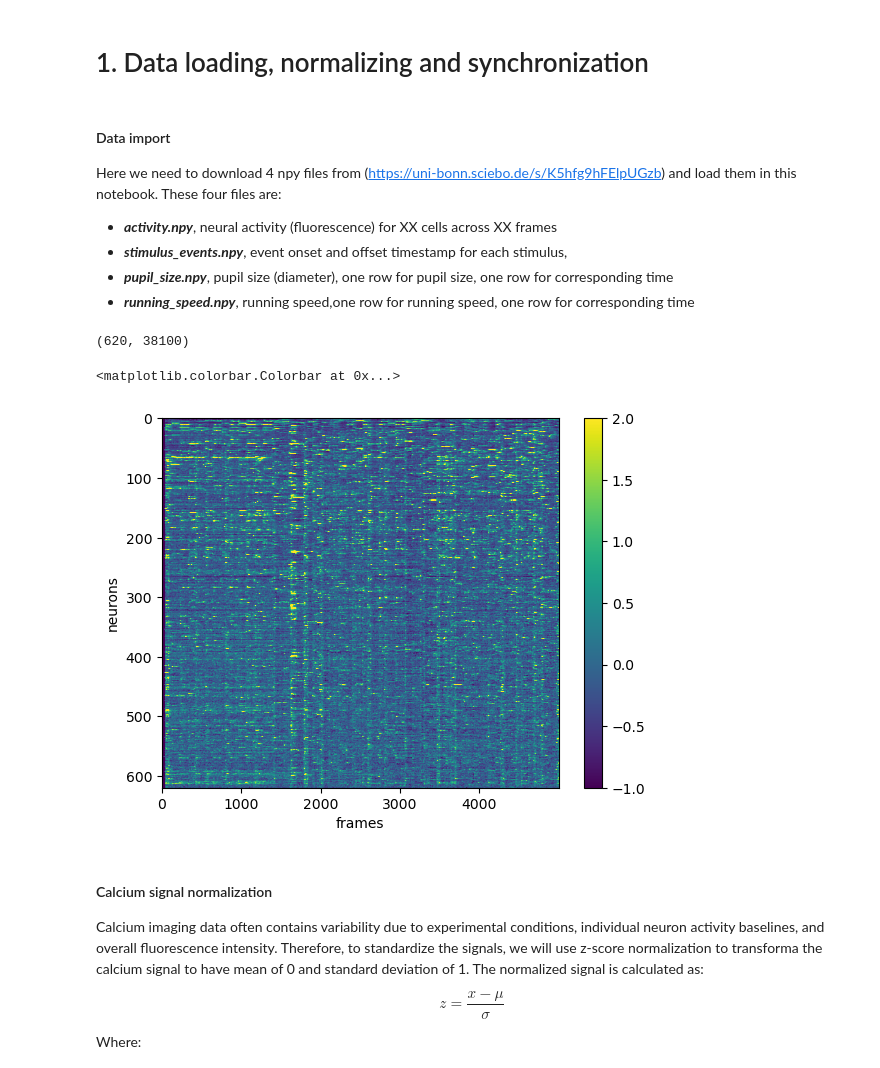
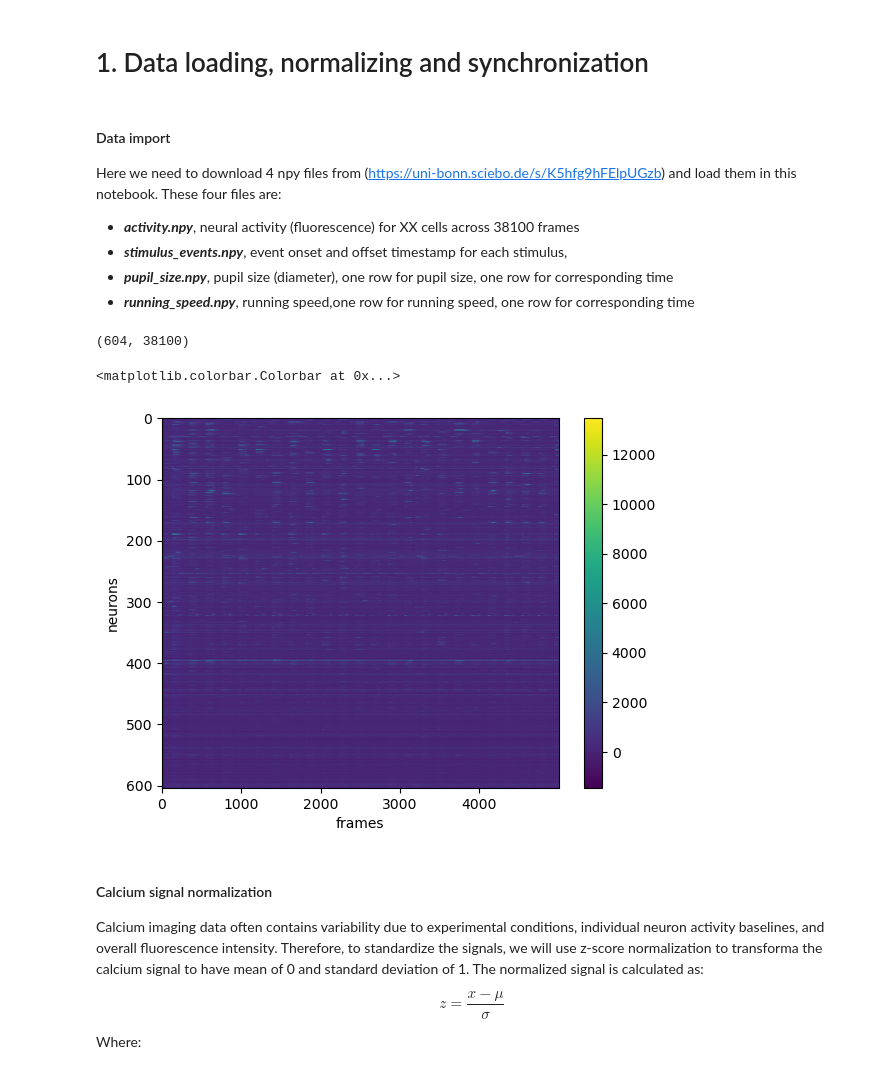
Before and after one commit to troselab/PM2-visual-physiology, a Jupyter notebook: 20241202_grating_tuning_v1.ipynb, the cells around one changed output. Saved outputs shown, nothing was run; the diff lists cells and outputs as text; code cells hidden in the pictures.

Commit message:
run on gcamp6 data, minor correction

```diff
--- a/20241202_grating_tuning_v1.ipynb
+++ b/20241202_grating_tuning_v1.ipynb
@@ -12,12 +12,13 @@ import matplotlib.pyplot as plt
 # %% [markdown]
 #### Data import
 Here we need to download 4 npy files from (https://uni-bonn.sciebo.de/s/K5hfg9hFElpUGzb) and load them in this notebook. These four files are:
-* ***activity.npy***, neural activity (fluorescence) for XX cells across XX frames
+* ***activity.npy***, neural activity (fluorescence) for XX cells across 38100 frames
 * ***stimulus_events.npy***, event onset and offset timestamp for each stimulus,
 * ***pupil_size.npy***, pupil size (diameter), one row for pupil size, one row for corresponding time
 * ***running_speed.npy***, running speed,one row for running speed, one row for corresponding time
 # %%
-rootpath = '/Users/tobiasr/Documents/# Analysis/Student Visit/' # point to the folder where the data is stored and extracted
+#rootpath = '/Users/tobiasr/Documents/# Analysis/Student Visit/' # point to the folder where the data is stored and extracted
+rootpath = '/home/shanm/adamacs/notebooks/shan/master course teaching/gcamp6s/'
 # %%
 ### to load neural activity as numpy array
 
@@ -25,20 +26,19 @@ file_path = rootpath + 'activity.npy' # path to the file
 neural_data = np.load(file_path,  allow_pickle=True)
 np.shape(neural_data)
 # %% [output]
-(620, 38100)
+(604, 38100)
 # %%
 # first some frames of neural activity - play around with start and stop and scale of the colorbar
 start = 0
 stop = 5000
-
-plt.imshow(neural_data[:,start:stop], aspect='auto', vmin=-1, vmax=2) # change the range of the colorbar to see the activity better
+plt.imshow(neural_data[:,start:stop], aspect='auto')
 plt.xlabel('frames')
 plt.ylabel('neurons')
 # plt.xlim(200,4000)
 plt.colorbar()
 # %% [output]
 <matplotlib.colorbar.Colorbar at 0x...>
-[figure, old version]
+[figure, new version]
 # %% [markdown]
 #### Calcium signal normalization
 Calcium imaging data often contains variability due to experimental conditions, individual neuron activity baselines, and overall fluorescence intensity. Therefore, to standardize the signals, we will use z-score normalization to transforma the calcium signal to have mean of 0 and standard deviation of 1. The normalized signal is calculated as:
```
Also changed, not shown: parts of 24 cells of this notebook.
